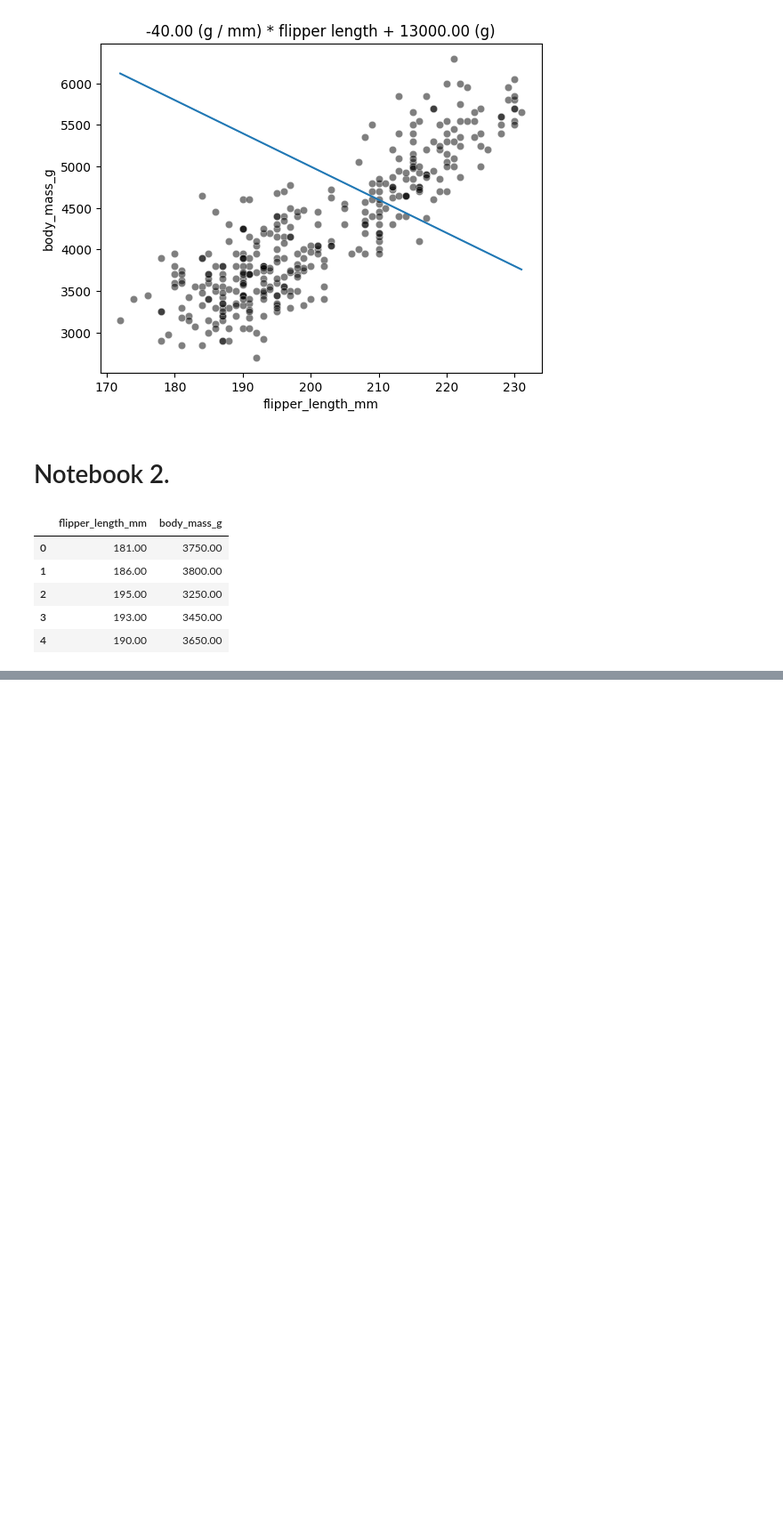
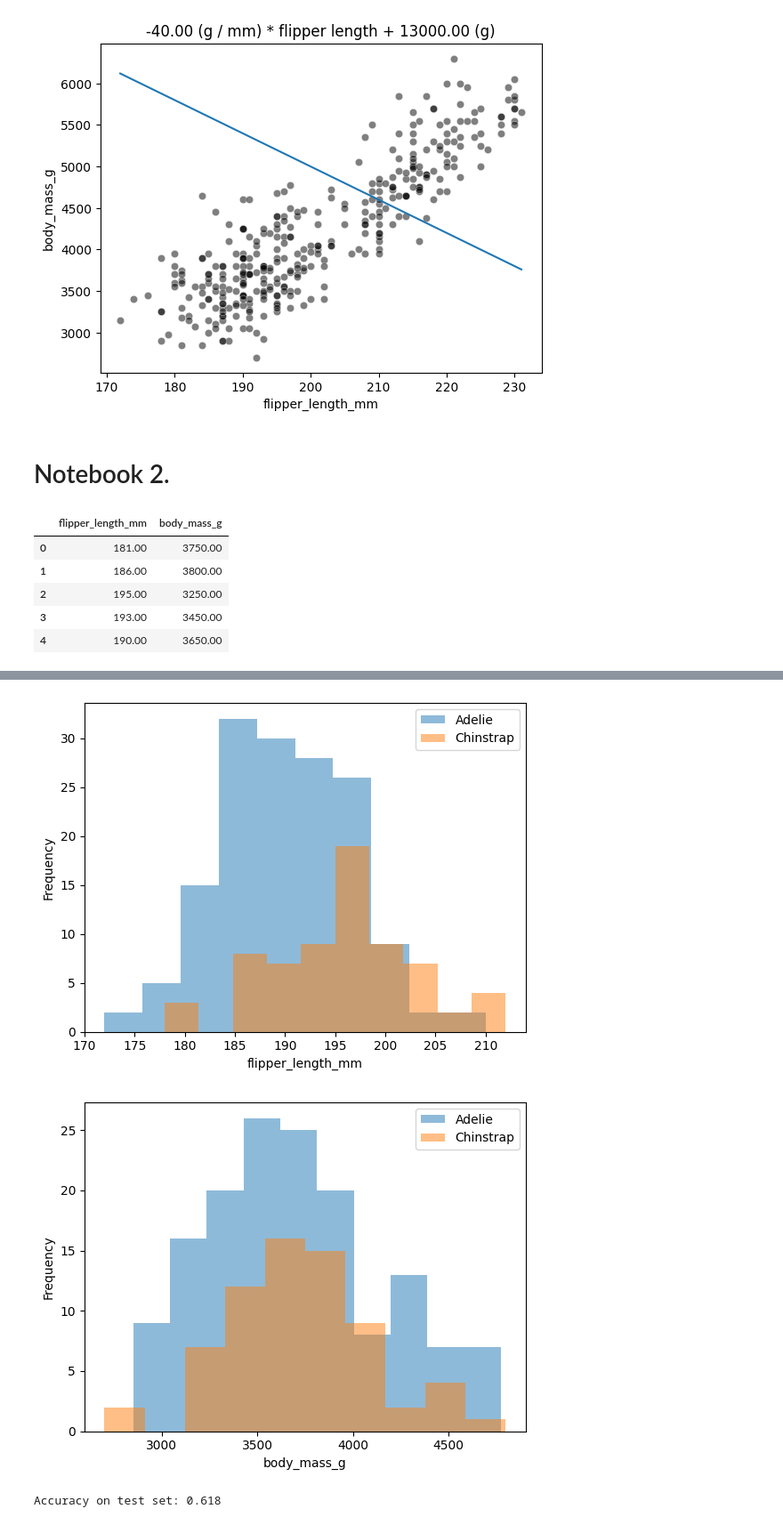
Before and after one commit to DavidGuzzi/inria, a Jupyter notebook: module_4.ipynb, the cells around one changed output, grey strips where cells are left out. Shown at 89% size. Drawn from its saved outputs; the diff is of its cells as text; code cells hidden in the pictures; blank space fills up the shorter version.

```diff
--- a/module_4.ipynb
+++ b/module_4.ipynb
@@ -123,0 +184,14 @@ penguins.head()
+# %%
+import pandas as pd
+pd.set_option("display.float_format", "{:.2f}".format)
+
+url = "https://raw.githubusercontent.com/mwaskom/seaborn-data/master/penguins.csv"
+penguins = pd.read_csv(url)
+
+# only keep the Adelie and Chinstrap classes
+penguins = (
+    penguins.set_index("species").loc[["Adelie", "Chinstrap"]].reset_index()
+)
+penguins = penguins[['species', 'flipper_length_mm', 'body_mass_g']].reset_index(drop=True)
+penguins.dropna(inplace=True)
+penguins.head()
@@ -123,0 +205,15 @@ penguins.head()
+# %%
+culmen_columns = ['flipper_length_mm', 'body_mass_g']
+target_column = "species"
+
+
+import matplotlib.pyplot as plt
+
+for feature_name in culmen_columns:
+    plt.figure()
+    # plot the histogram for each specie
+    penguins.groupby("species")[feature_name].plot.hist(alpha=0.5, legend=True)
+    plt.xlabel(feature_name)
+# %% [output]
+[figure, added]
+[figure, added]
@@ -123,0 +230,11 @@ penguins.head()
+# %%
+from sklearn.pipeline import make_pipeline
+from sklearn.preprocessing import StandardScaler
+from sklearn.linear_model import LogisticRegression
+
+logistic_regression = make_pipeline(StandardScaler(), LogisticRegression())
+logistic_regression.fit(data_train, target_train)
+accuracy = logistic_regression.score(data_test, target_test)
+print(f"Accuracy on test set: {accuracy:.3f}")
+# %% [output]
+Accuracy on test set: 0.618
```
Also changed, not shown: parts of 17 cells of this notebook.
